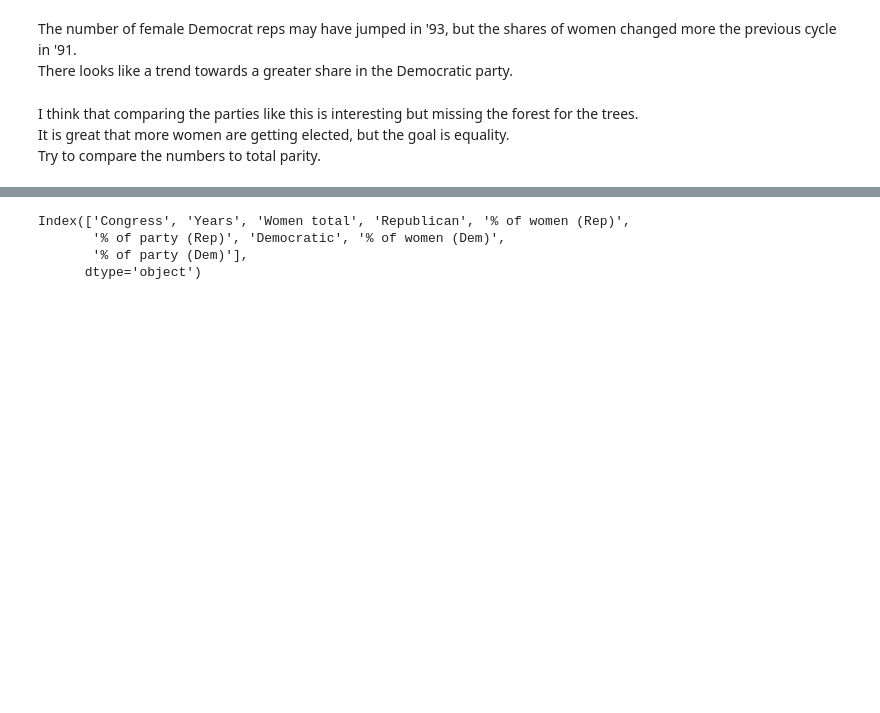
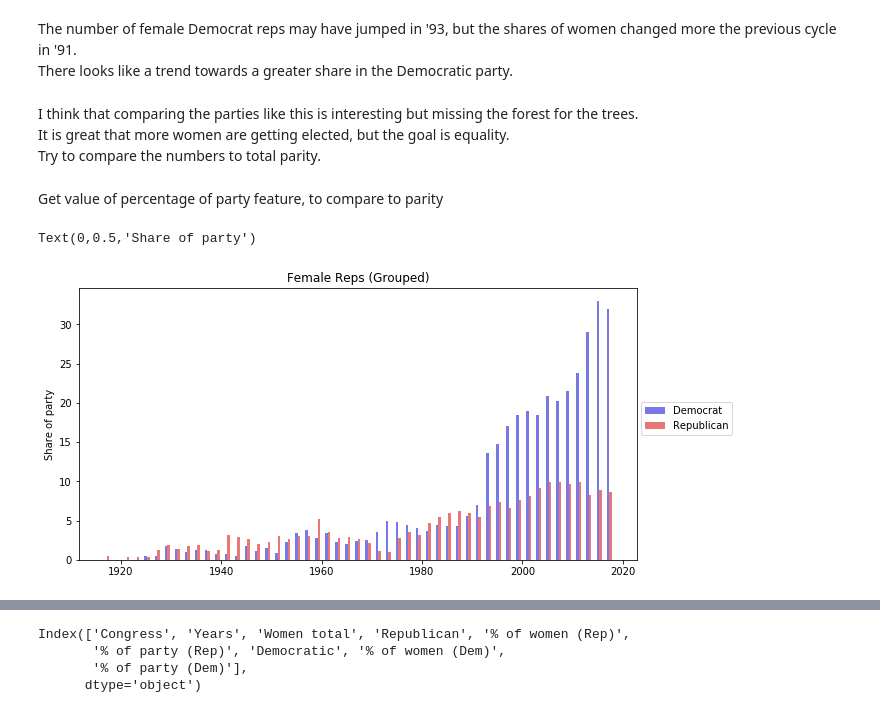
Before and after one commit to Ecboxer/makeoverMonday, a Jupyter notebook: wk42WomenHouseReps/notebooks/explore.ipynb, the cells around one changed output, grey strips where cells are left out. Saved outputs shown, nothing was run; the diff lists cells and outputs as text; code cells hidden in the pictures; blank space fills up the shorter version.

```diff
--- a/wk42WomenHouseReps/notebooks/explore.ipynb
+++ b/wk42WomenHouseReps/notebooks/explore.ipynb
@@ -131,3 +131,26 @@ There looks like a trend towards a greater share in the Democratic party.
 I think that comparing the parties like this is interesting but missing the forest for the trees.
 It is great that more women are getting elected, but the goal is equality.
 Try to compare the numbers to total parity.
+# %% [markdown]
+Get value of percentage of party feature, to compare to parity
+# %%
+df['PercOfPartyDem'] = df['% of party (Dem)'].apply(lambda x: float(x[:-1]))
+# %%
+df['PercOfPartyRepub'] = df['% of party (Rep)'].apply(lambda x: float(x[:-1]))
+# %%
+fig = plt.figure(figsize=[10, 5])
+axs = fig.add_subplot(111)
+w = .5
+p1 = axs.bar(x = df['StartYear'], height = df['PercOfPartyDem'], width = w, color = '#7979e5')
+p2 = axs.bar(x = df['StartYear'] + w, height = df['PercOfPartyRepub'], width = w, color = '#ea7777')
+plt.legend((p1[0], p2[0]), ('Democrat', 'Republican'), bbox_to_anchor=(1.18, .6))
+axs.set_title('Female Reps (Grouped)')
+axs.set_ylabel('Share of party')
+#Set y range to [0, 50]
+#axs.set_ylim([0, 50])
+#Horizontal lines for average share of party
+#axs.axhline(y = df['PercOfPartyDem'].mean(), color = 'blue')
+#axs.axhline(y = df['PercOfPartyRepub'].mean(), color = 'red')
+# %% [output]
+Text(0,0.5,'Share of party')
+[figure, added]
```
Also changed, not shown: parts of 10 cells of this notebook, 3 other files.
